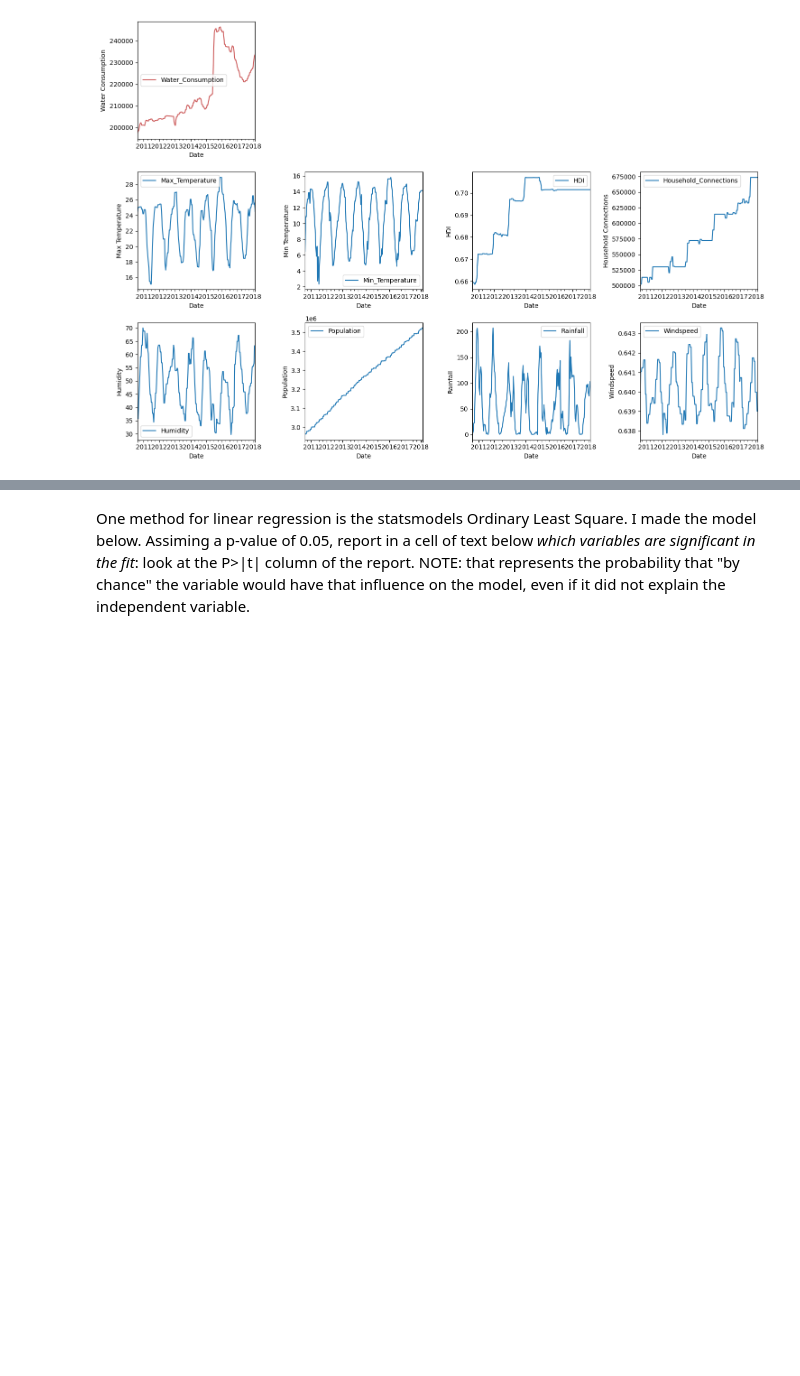
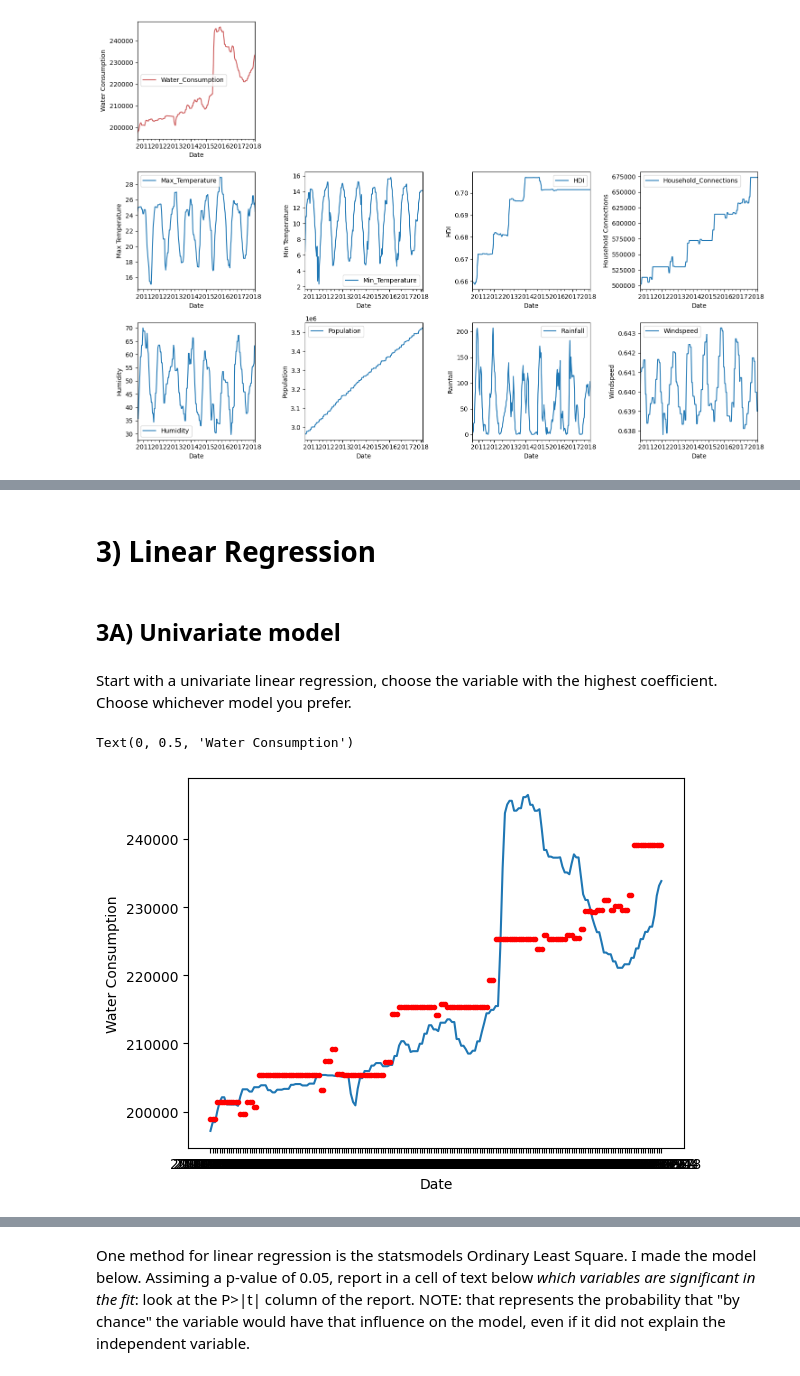
Before and after one commit to fedhere/PUS2024, a Jupyter notebook: HW3/instructions_Notebook_Linear_Regression___Water_Consumption.ipynb, the cells around one changed output, grey strips where cells are left out. Cells and saved outputs as stored; diff of their text form; code cells hidden in the pictures; blank space fills up the shorter version.

```diff
--- a/HW3/instructions_Notebook_Linear_Regression___Water_Consumption.ipynb
+++ b/HW3/instructions_Notebook_Linear_Regression___Water_Consumption.ipynb
@@ -60,0 +108,6 @@ plt.show()
+# %% [markdown]
+# 3) Linear Regression
+# %% [markdown]
+## 3A) Univariate model
+# %% [markdown]
+Start with a univariate linear regression, choose the variable with the highest coefficient. Choose whichever model you prefer.
@@ -60,0 +116,15 @@ plt.show()
+# %%
+...
+
+model_univariate = ...
+prediction = ... # make the prediction of the model based on the full input dataset (X)
+# %%
+
+import pylab as plt
+plt.plot(df['Date'], y)
+plt.plot(df['Date'], prediction, 'r.')
+plt.xlabel('Date')
+plt.ylabel('Water Consumption')
+# %% [output]
+Text(0, 0.5, 'Water Consumption')
+[figure, added]
```
Also changed, not shown: parts of 34 cells of this notebook.
